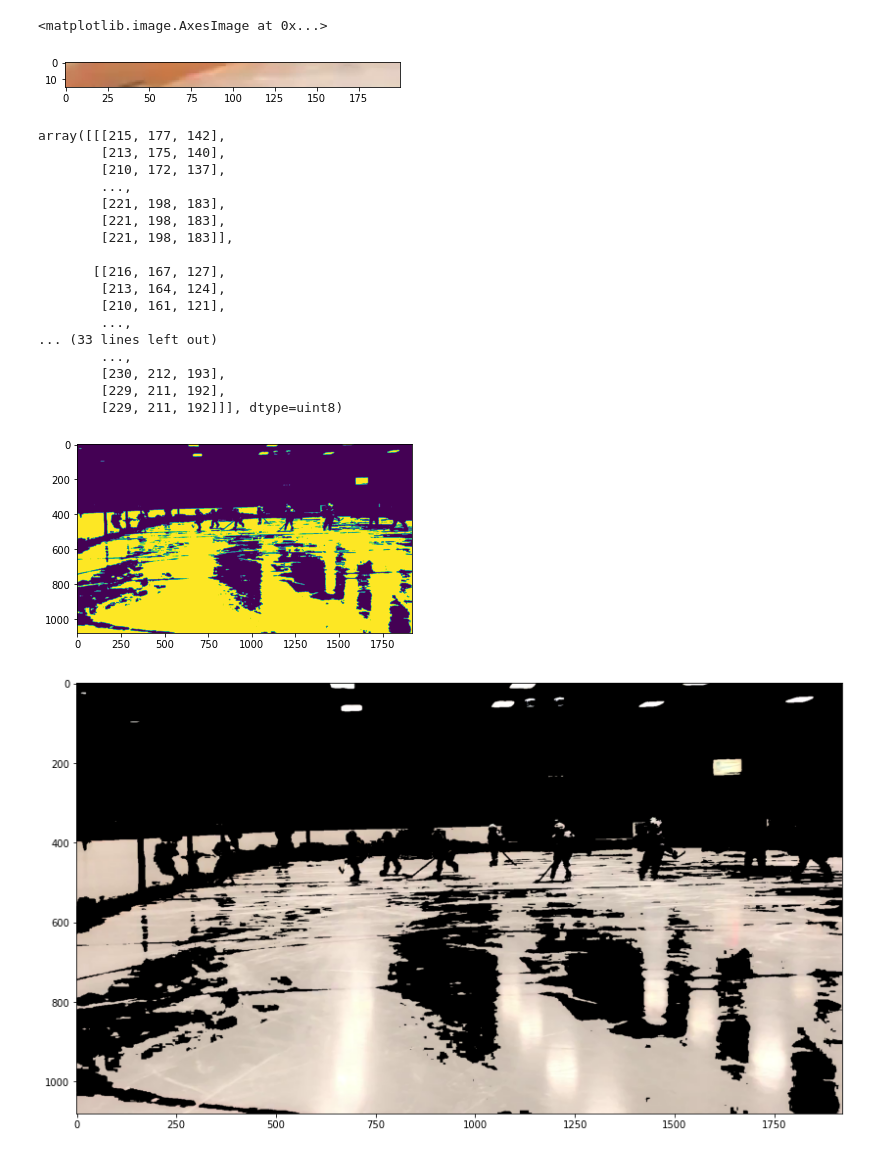
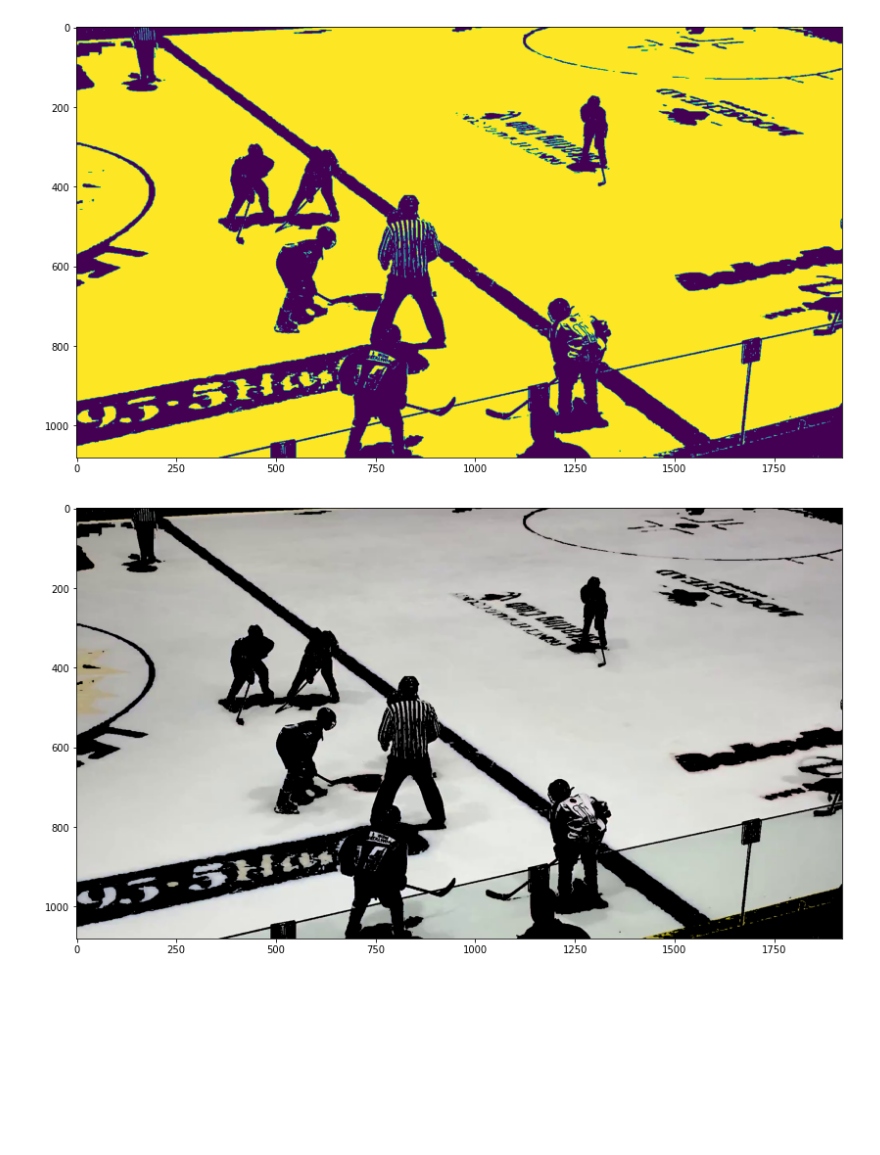
Before and after one commit to ioneuk/player-localization, a Jupyter notebook: rink-detection/rink_detection_dev.ipynb, the cells around one changed output. Drawn from its saved outputs; the diff is of its cells as text; code cells hidden in the pictures; blank space fills up the shorter version.

```diff
--- a/rink-detection/rink_detection_dev.ipynb
+++ b/rink-detection/rink_detection_dev.ipynb
@@ -3,7 +3,7 @@ import cv2
 import numpy as np
 import matplotlib.pyplot as plt
 # %%
-test_video = cv2.VideoCapture('/Users/bogdanivanyuk/Desktop/player-localization/dataset/videos/13.mov')
+test_video = cv2.VideoCapture('/Users/bogdanivanyuk/Desktop/player-localization/dataset/videos/12.mov')
 # %%
 imgs = list()
 # %%
@@ -36,45 +36,22 @@ plt.show()
-# %%
-plt.imshow(rgb_img[565:580, :200, :])
-# %% [output]
-<matplotlib.image.AxesImage at 0x...>
-[figure, removed]
-# %%
-rgb_img[565:580, :200, :]
-# %% [output]
-array([[[215, 177, 142],
-        [213, 175, 140],
-        [210, 172, 137],
-        ...,
-        [221, 198, 183],
-        [221, 198, 183],
-        [221, 198, 183]],
-
-       [[216, 167, 127],
-        [213, 164, 124],
-        [210, 161, 121],
-        ...,
-... (33 lines left out)
-        ...,
-        [230, 212, 193],
-        [229, 211, 192],
-        [229, 211, 192]]], dtype=uint8)
 # %%
 # image is expected be in RGB color space
-def select_rgb_white_yellow(image):
-    lower = np.uint8([185, 190,   0])
+def select_rgb_yellow(image):
+    lower = np.uint8([160, 160,   0])
     upper = np.uint8([255, 255, 255])
     yellow_mask = cv2.inRange(image, lower, upper)
 
+    plt.figure(figsize=(14, 10))
     plt.imshow(yellow_mask)
-    plt.show();
-
+    plt.show()
+    # combine the mask
     masked = cv2.bitwise_and(image, image, mask = yellow_mask)
     return masked
 
-res = select_rgb_white_yellow(rgb_img)
+
+res = select_rgb_yellow(rgb_img)
 plt.figure(figsize=(14, 10))
 plt.imshow(res)
 plt.show()
 # %% [output]
-[figure, old version]
+[figure, new version]
-[figure, old version]
+[figure, new version]
```
Also changed, not shown: parts of 13 cells of this notebook, 2 other files.
